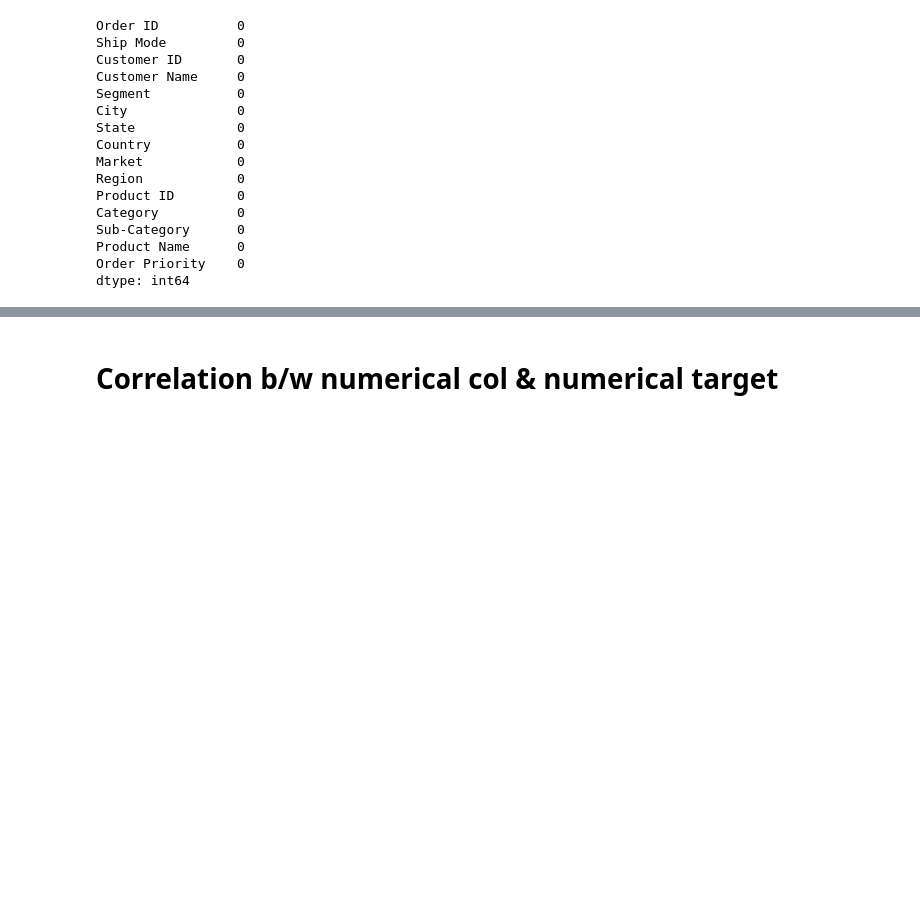
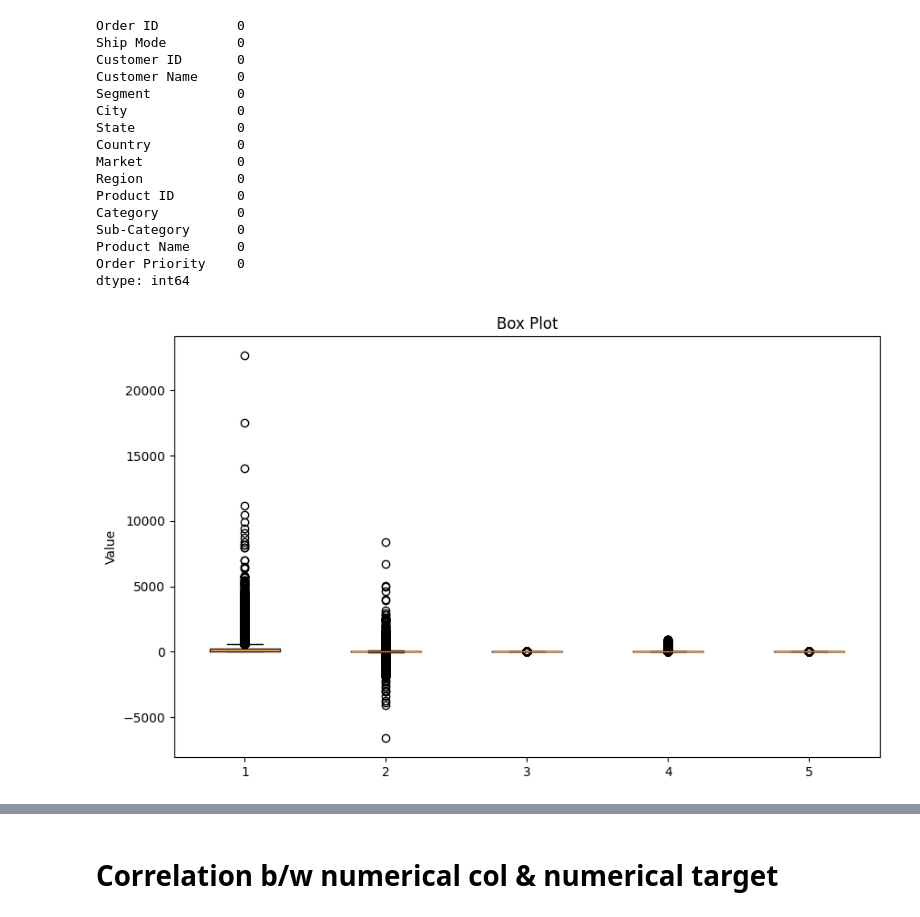
Before and after one commit to DarnasiMadhanMohan/Gen-AI_Internship, a Jupyter notebook: Machine Learning/Machine Learning/Global Superstore.ipynb, the cells around one changed output, grey strips where cells are left out. Cells and saved outputs as stored; diff of their text form; code cells hidden in the pictures; blank space fills up the shorter version.

```diff
--- a/Machine Learning/Machine Learning/Global Superstore.ipynb
+++ b/Machine Learning/Machine Learning/Global Superstore.ipynb
@@ -148,3 +148,11 @@ Sub-Category      0
 Product Name      0
 Order Priority    0
 dtype: int64
+# %%
+plt.figure(figsize=(10, 6))
+plt.boxplot([df['Sales'], df['Profit'], df['Discount'], df['Shipping Cost'], df['Quantity']], label='Sales')
+plt.ylabel('Value')
+plt.title('Box Plot')
+plt.show()
+# %% [output]
+[figure, added]
```
Also changed, not shown: parts of 15 cells of this notebook.
